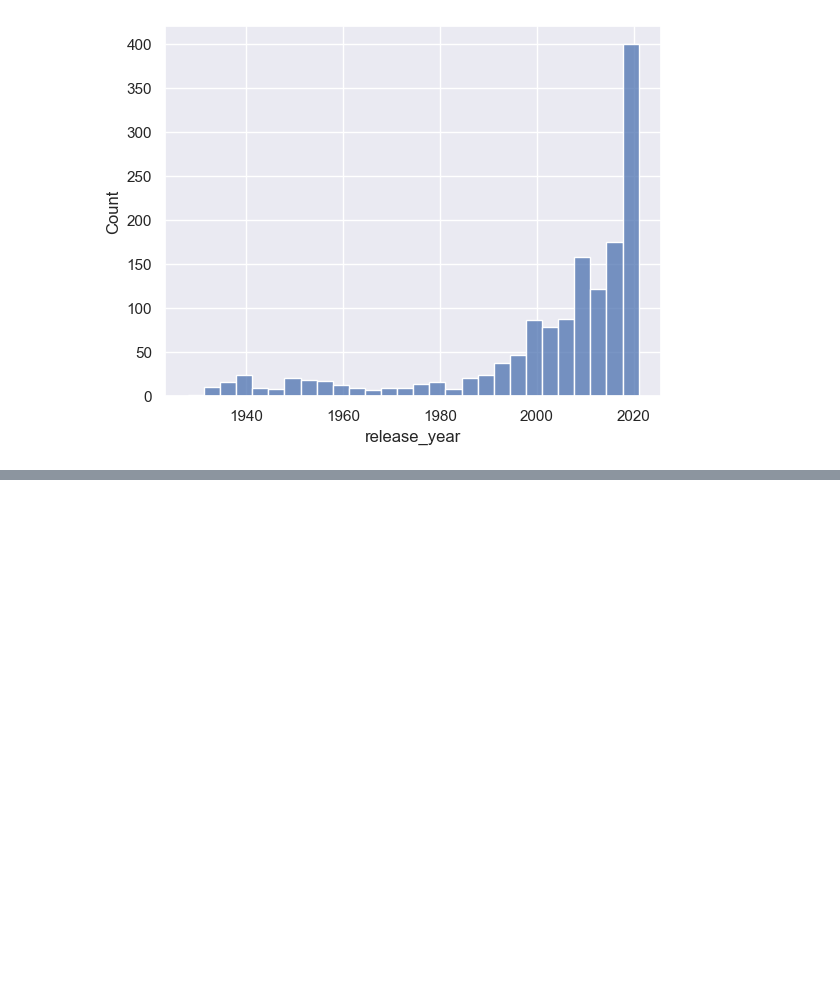
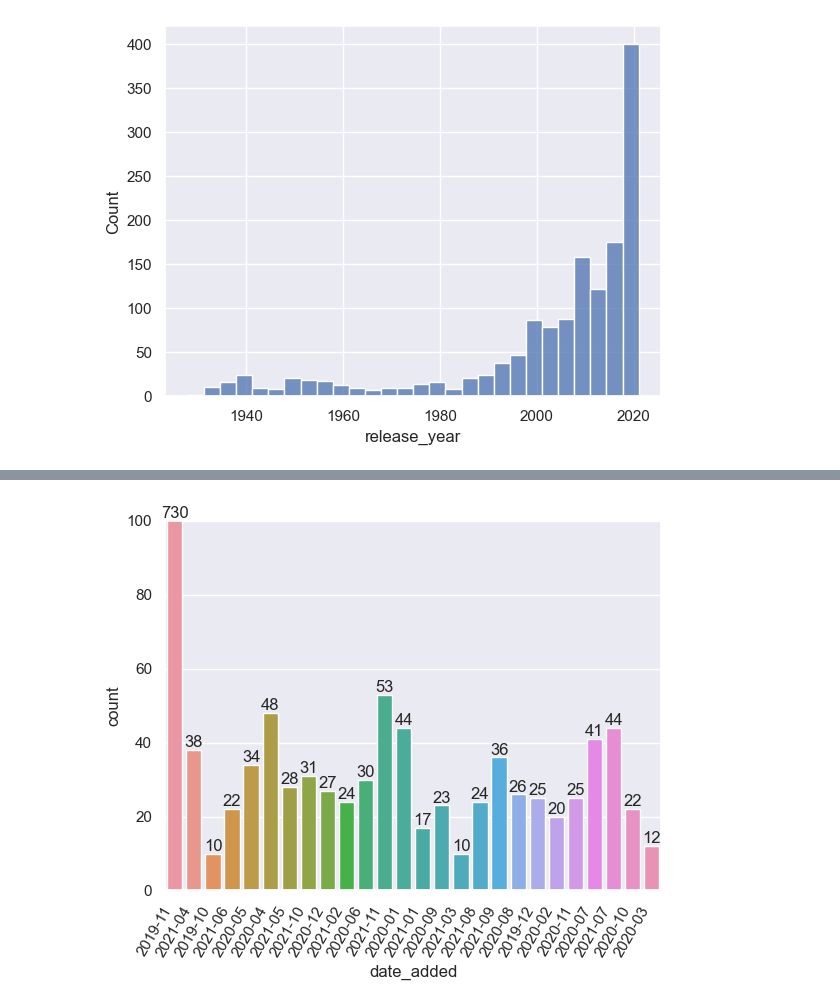
Before and after one commit to dvnatanael/data5006-data-analysis, a Jupyter notebook: Tiny_Data_Analysis_Disney+.ipynb, the cells around one changed output, grey strips where cells are left out. Saved outputs shown, nothing was run; the diff lists cells and outputs as text; code cells hidden in the pictures; blank space fills up the shorter version.

```diff
--- a/Tiny_Data_Analysis_Disney+.ipynb
+++ b/Tiny_Data_Analysis_Disney+.ipynb
@@ -72,0 +78,15 @@ memory usage: 136.1+ KB
+# %%
+def rotate_label(
+    label: Text,
+    rotation: float | Literal["vertical", "horizontal"],
+    align: Literal["left", "center", "right"] = "right",
+) -> None:
+    """Rotates a given `Text` instance by `rotation` degrees.
+
+    Args:
+        label: The `Text` instance to rotate.
+        rotation: The rotation in degrees.
+        align: The horizontal alignment of the resulting object. Defaults to "right".
+    """
+    label.set_rotation(rotation)
+    label.set_ha(align)
@@ -145,0 +173,20 @@ _ = sns.histplot(data=cleaned_df, x="release_year")
+# %%
+p: plt.Axes = sns.countplot(x=data)
+
+bar_container: BarContainer = p.containers[0]
+labels: list[Text] = p.bar_label(bar_container)
+
+p.set_ybound(lower=0, upper=100)
+# add a valuej label for the clipped bar
+p.text(
+    x=bar_container.patches[0].get_center()[0],
+    y=100,
+    s=int(bar_container.datavalues[0]),
+    fontsize=labels[0].get_fontsize(),
+    ha="center",
+    va="bottom",
+)
+
+_ = {rotate_label(label, rotation=60) for label in p.get_xticklabels()}
+# %% [output]
+[figure, added]
```
Also changed, not shown: parts of 4 cells of this notebook.
